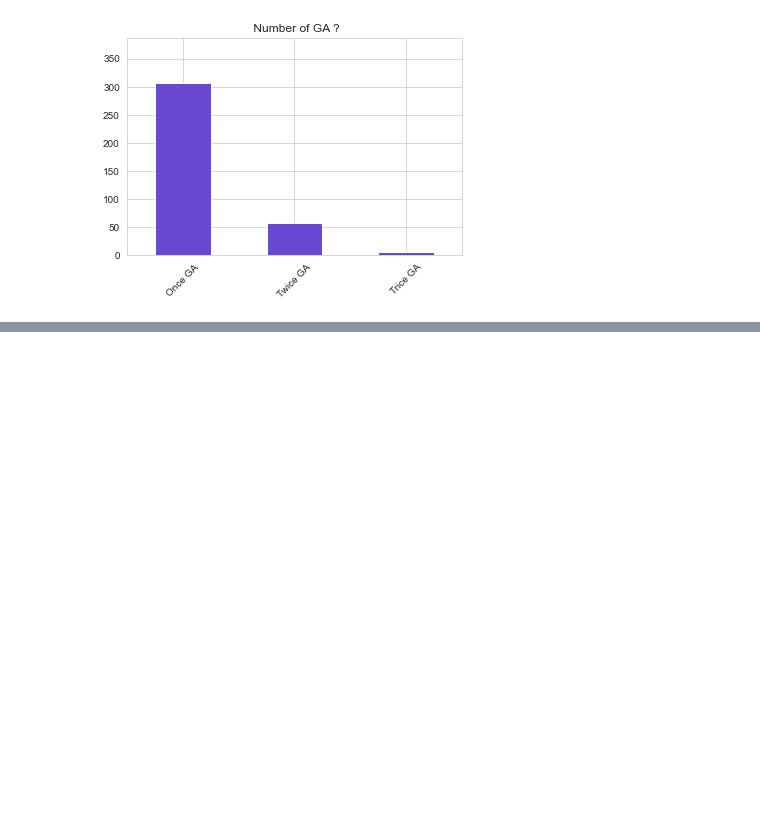
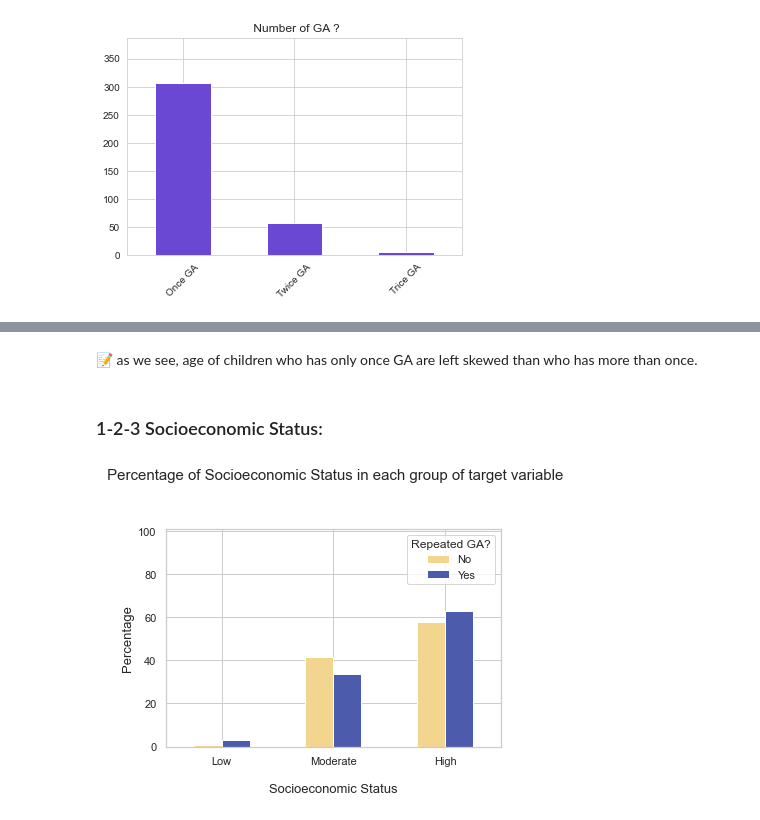
Before and after one commit to Kevinmcsd/Repeated-GA, a Jupyter notebook: Note Book.ipynb, the cells around one changed output, grey strips where cells are left out. Saved outputs shown, nothing was run; the diff lists cells and outputs as text; code cells hidden in the pictures; blank space fills up the shorter version.

```diff
--- a/Note Book.ipynb
+++ b/Note Book.ipynb
@@ -360,0 +412,22 @@ plt.show()
+# %% [markdown]
+📝 as we see, age of children who has only once GA are left skewed than who has more than once.
+# %% [markdown]
+<h3>1-2-3 Socioeconomic Status: </h3>
+# %%
+fig,ax=plt.subplots()
+sns.set_style('whitegrid')
+temp_df=combined_df.groupby([combined_df.columns[4],combined_df.columns[10]]).size().reset_index()
+temp_df=temp_df.pivot(index=temp_df.columns[0],columns=temp_df.columns[1],values=temp_df.columns[2])
+temp_df1=temp_df/temp_df.sum()*100
+bars=temp_df1.plot(kind="bar",color=my_colors,ax=ax)
+
+ax.set_title(" Percentage of Socioeconomic Status in each group of target variable",y=1.2,fontsize=15)
+ax.set_xticklabels(['Low', 'Moderate', 'High'],rotation=0,fontsize=11)
+ax.set_ylim(0,max(temp_df1)+100)
+ax.set_xlabel("\nSocioeconomic Status",fontsize=13)
+ax.set_ylabel("Percentage",fontsize=13)
+
+plt.legend( ['No', 'Yes'],title="Repeated GA?")
+plt.show()
+# %% [output]
+[figure, added]
```
Also changed, not shown: parts of 30 cells of this notebook.
